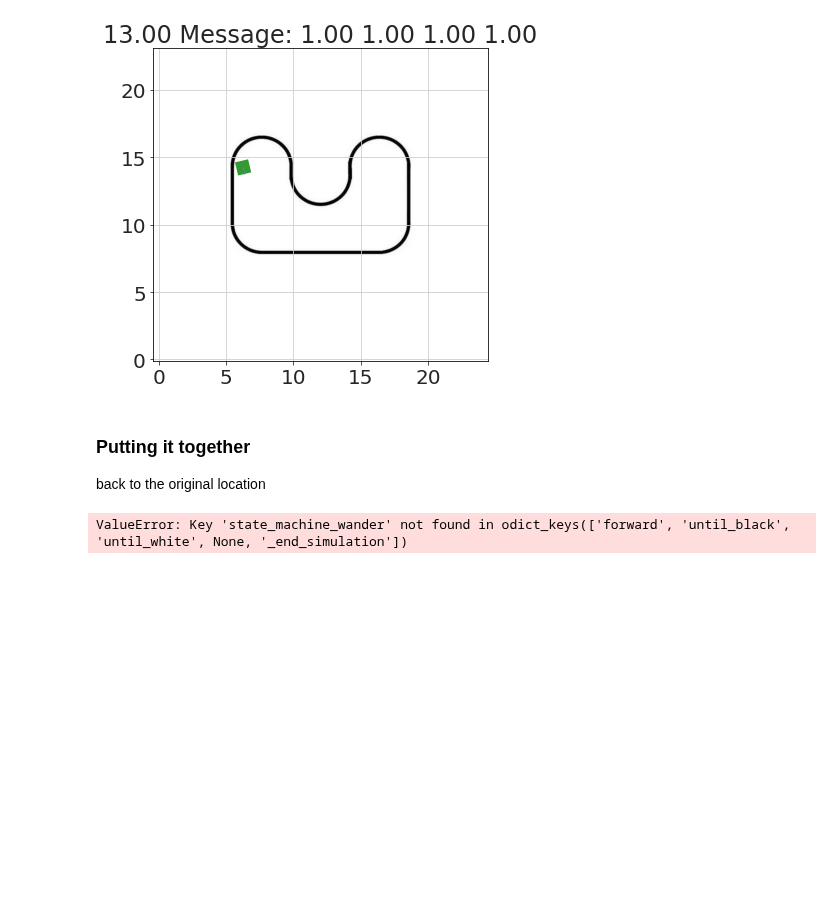
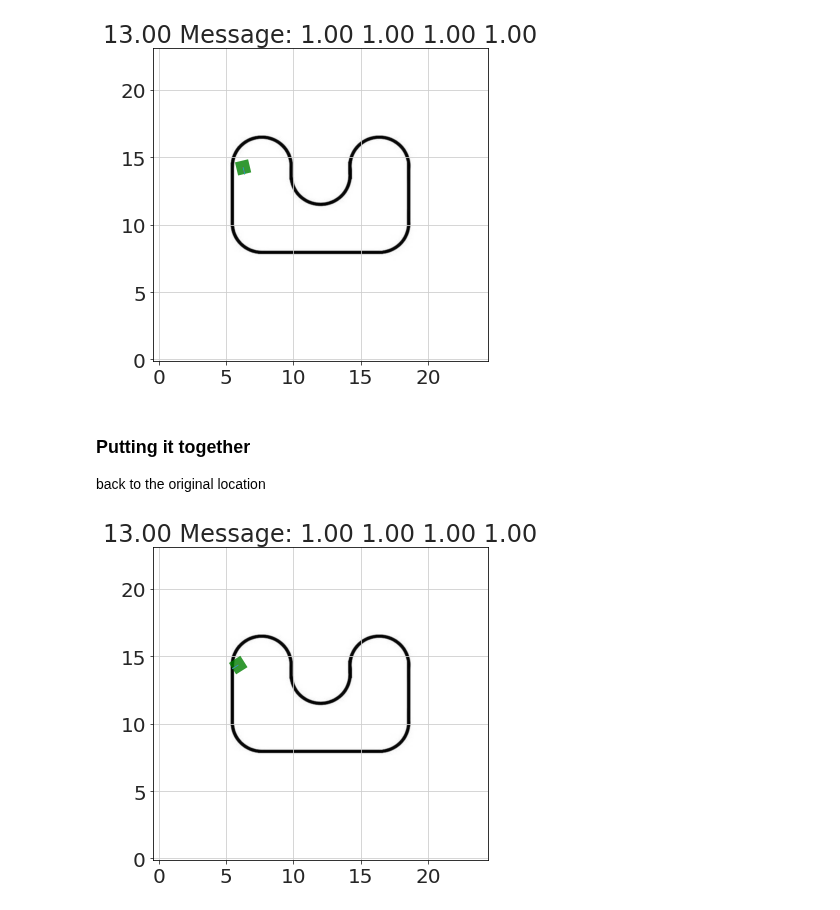
Before and after one commit to bblais/AI-and-Robotics-Fall-2021-Class-Notebooks, a Jupyter notebook: Sprint #3 - Probability and Robot Tasks/2021-10-27 - Robot Behaviors Continued.ipynb, the cells around one changed output. Drawn from its saved outputs; the diff is of its cells as text; code cells hidden in the pictures; blank space fills up the shorter version.

Commit message:
fixed robot behaviors

```diff
--- a/Sprint #3 - Probability and Robot Tasks/2021-10-27 - Robot Behaviors Continued.ipynb
+++ b/Sprint #3 - Probability and Robot Tasks/2021-10-27 - Robot Behaviors Continued.ipynb
@@ -86,7 +86,11 @@ run_sim(env,robot.controller,
 def until_white(t,robot):
     color=robot['sally'].read_color()
 
-    r,g,b,a=color
+    try:
+        r,g,b,a=color
+    except ValueError:
+        r,g,b=color
+        a=255
 
     if r>0.5 and g>0.5 and b>0.5:
         return True
@@ -175,8 +179,20 @@ state_machine_wander=StateMachine(
 state_machine_approach=StateMachine(
     (forward,'until_black'),
     (until_black,'until_white'),
-    (until_white,'state_machine_wander'),
-
+    (until_white,state_machine_wander),  # switch to another statemachine entirely
 )
-# %% [output]
-ValueError: Key 'state_machine_wander' not found in odict_keys(['forward', 'until_black', 'until_white', None, '_end_simulation'])
+# %%
+env=FrictionEnvironment(image="images/track.png")
+robot=Robot(env)
+build(robot)
+robot.controller=Controller(state_machine_approach)
+robot.controller.monitor=monitor
+
+
+run_sim(env,robot.controller,
+        figure_width=6,
+       total_time=13,
+       dt_display=0.3,  # make this larger for a faster display
+       )
+# %% [output]
+[figure, added]
```
Also changed, not shown: parts of 1 cell of this notebook, 2 other files.
